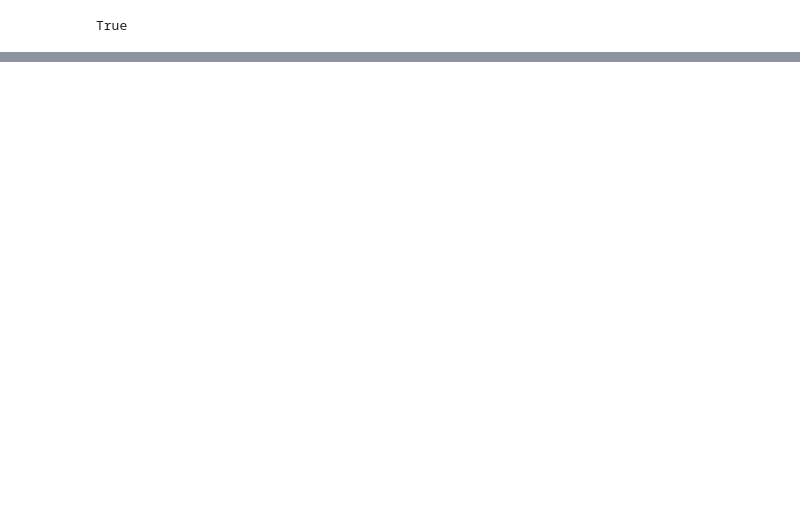
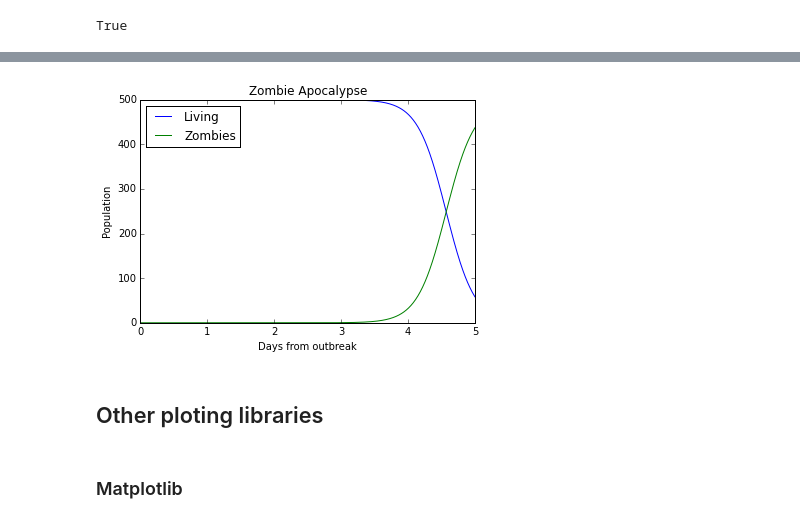
Before and after one commit to batterio/intro_ipython_notebook, a Jupyter notebook: notebooks/display.ipynb, the cells around one changed output, grey strips where cells are left out. Cells and saved outputs as stored; diff of their text form; code cells hidden in the pictures; blank space fills up the shorter version.

```diff
--- a/notebooks/display.ipynb
+++ b/notebooks/display.ipynb
@@ -15,7 +15,7 @@ plt.figure(figsize=(16, 8))
 ax0 = plt.subplot2grid((1, 2), (0, 0))
 ax1 = plt.subplot2grid((1, 2), (0, 1), polar=True)
 
-x = np.linspace(0, 2 * pi, 1000)
+x = np.linspace(0, 2 * np.pi, 1000)
 y = np.sin(x**2)
 ax0.plot(x, y)
 plt.polar(x, y, color="r")
@@ -129,0 +141,4 @@ interact(f, x=dict(python=list, meetup=tuple, barcelona=str));
+# %%
+@interact(x=True, y=1.0)
+def f(x, y):
+    print(x, y**2 if x else y)
@@ -129,0 +147,3 @@ interact(f, x=dict(python=list, meetup=tuple, barcelona=str));
+# %%
+def f(x, y):
+    print(x + y)
@@ -129,0 +211,13 @@ interact(f, x=dict(python=list, meetup=tuple, barcelona=str));
+# %%
+res = interact(zombie_apocalypse,
+               initial_human_population=widgets.IntSlider(min=500, max=1000, step=50, value=500),
+               initial_zombie_population=fixed(0),
+               initial_death_population=widgets.IntSlider(min=0, max=100, step=10, value=0),
+               daily_new_births=widgets.IntSlider(min=0, max=10, step=1, value=0)
+              )
+# %% [output]
+[figure, added]
+# %% [markdown]
+## Other ploting libraries
+# %% [markdown]
+### Matplotlib
```
Also changed, not shown: parts of 37 cells of this notebook, 10 other files.
